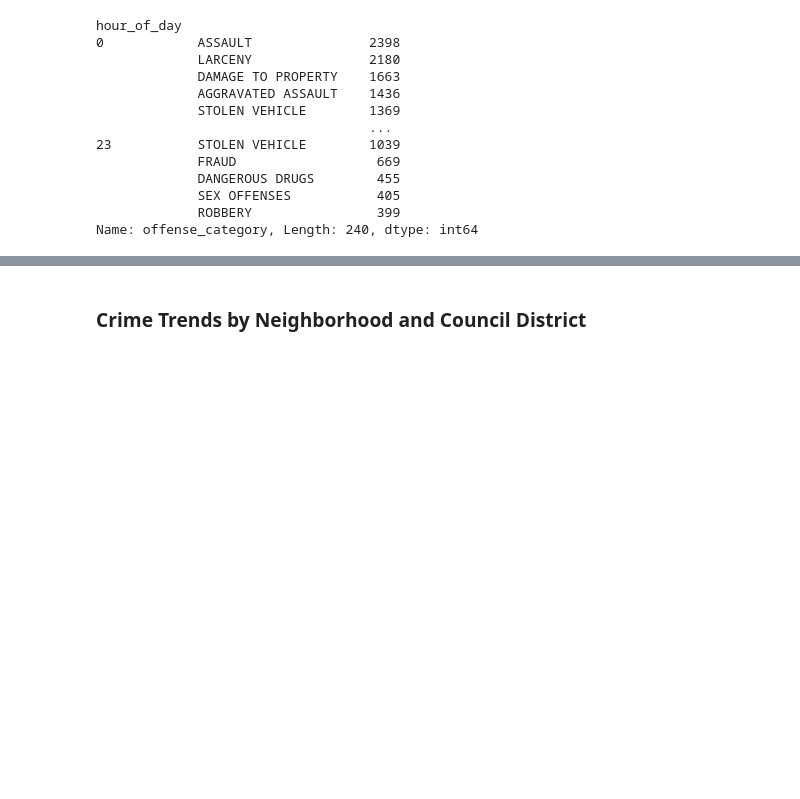
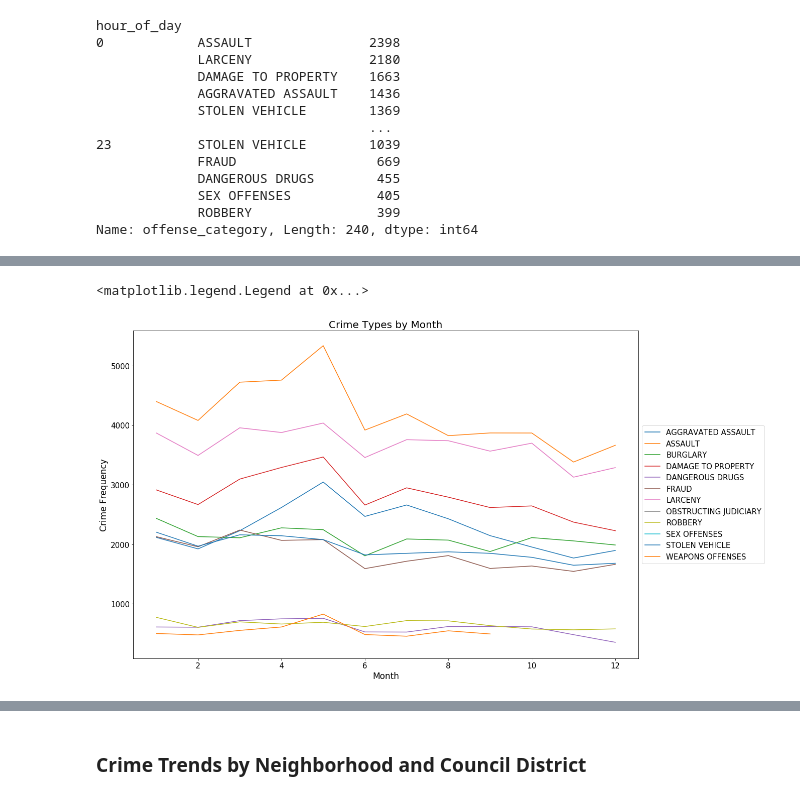
Before and after one commit to Skye80/Data-Analysis-Portfolio, a Jupyter notebook: Detroit Crime Data Analysis-checkpoint.ipynb, the cells around one changed output, grey strips where cells are left out. Cells and saved outputs as stored; diff of their text form; code cells hidden in the pictures; blank space fills up the shorter version.

```diff
--- a/Detroit Crime Data Analysis-checkpoint.ipynb
+++ b/Detroit Crime Data Analysis-checkpoint.ipynb
@@ -308,0 +328,12 @@ Unsurprisingly, this follows the general trend of the previous "hour of day" cha
+# %%
+fig, ax = plt.subplots(figsize=(18,12))
+crimedata.groupby('month')['offense_category'].apply(lambda x: x.value_counts().head(10)).unstack().plot(ax=ax)
+plt.title('Crime Types by Month', fontsize = 20)
+ax.set_xlabel('Month', fontsize = 17)
+ax.set_ylabel('Crime Frequency', fontsize = 17)
+plt.xticks(fontsize = 15)
+plt.yticks(fontsize = 15)
+plt.legend(loc='center left', bbox_to_anchor=(1, 0.5), prop={"size":15})
+# %% [output]
+<matplotlib.legend.Legend at 0x...>
+[figure, added]
```
Also changed, not shown: parts of 7 cells of this notebook.
